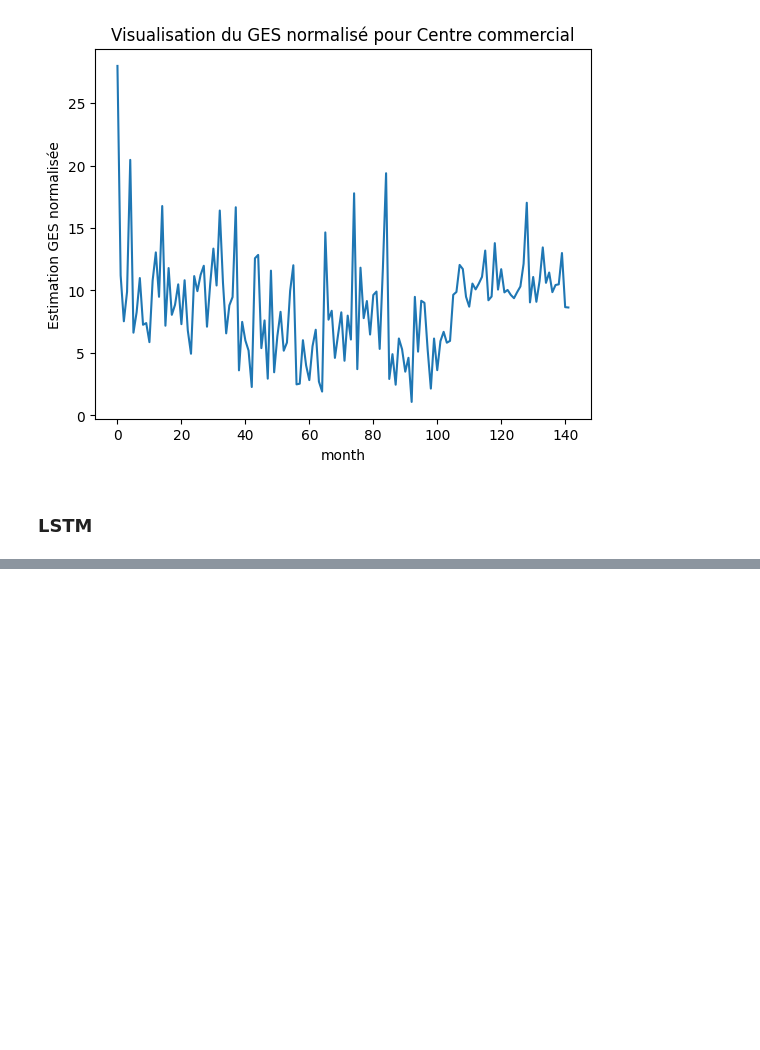
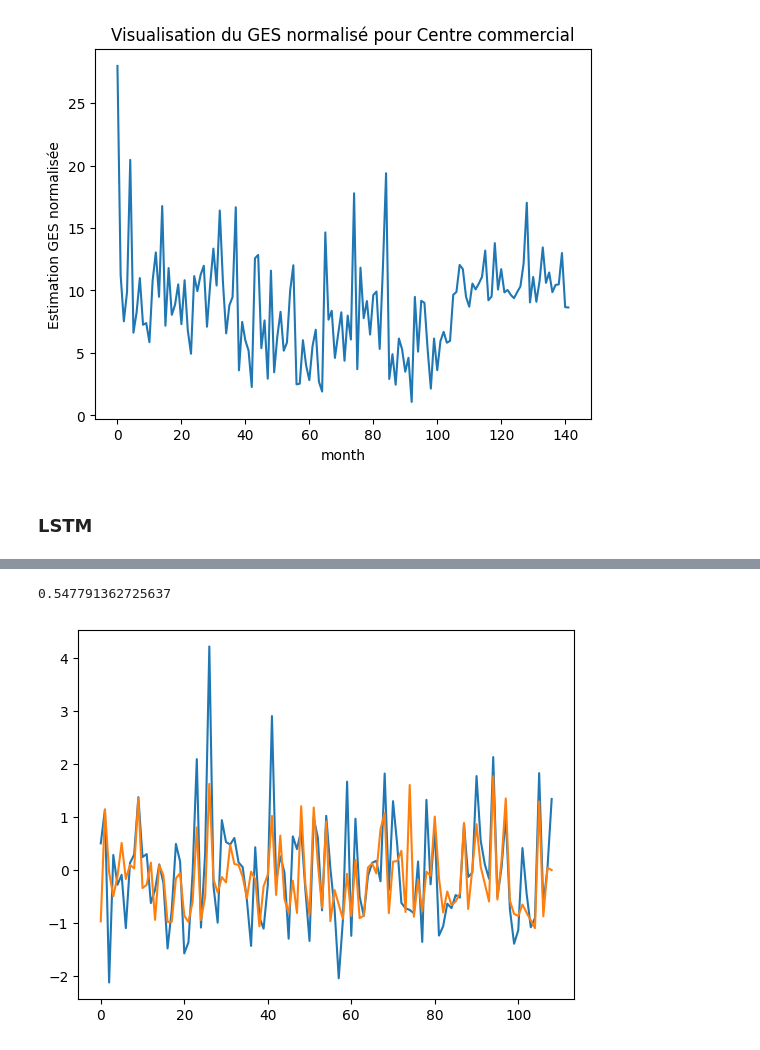
Before and after one commit to bechirhannachi/BNP-Centrale-project-Gr-1, a Jupyter notebook: data.ipynb, the cells around one changed output, grey strips where cells are left out. Drawn from its saved outputs; the diff is of its cells as text; code cells hidden in the pictures; blank space fills up the shorter version.

```diff
--- a/data.ipynb
+++ b/data.ipynb
@@ -391,0 +420,8 @@ mean_squared_error(y_train,prediction)
+# %%
+prediction = model.predict(X_val)
+idx=np.arange(len(y_val))
+plt.plot(idx,y_val)
+plt.plot(idx,prediction)
+from sklearn.metrics import mean_squared_error
+mean_squared_error(y_val,prediction)
+# %% [output]
@@ -391,0 +429,2 @@ mean_squared_error(y_train,prediction)
+0.547791362725637
+[figure, added]
```
Also changed, not shown: parts of 12 cells of this notebook.
